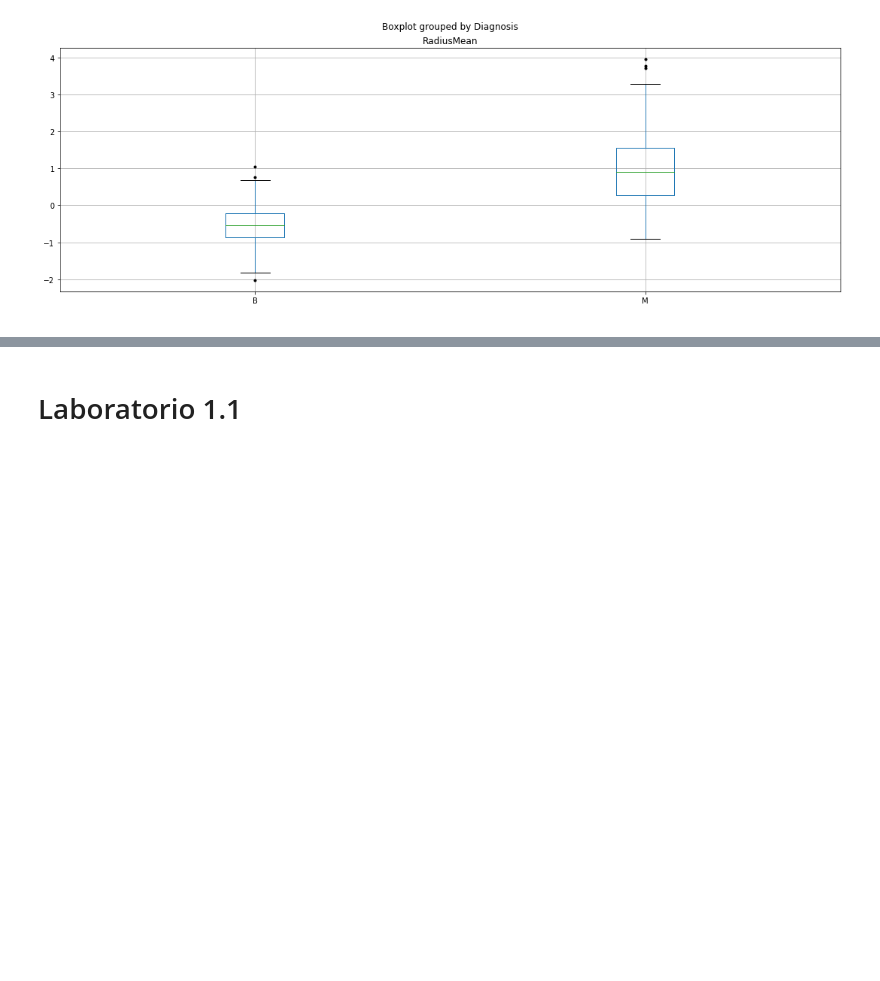
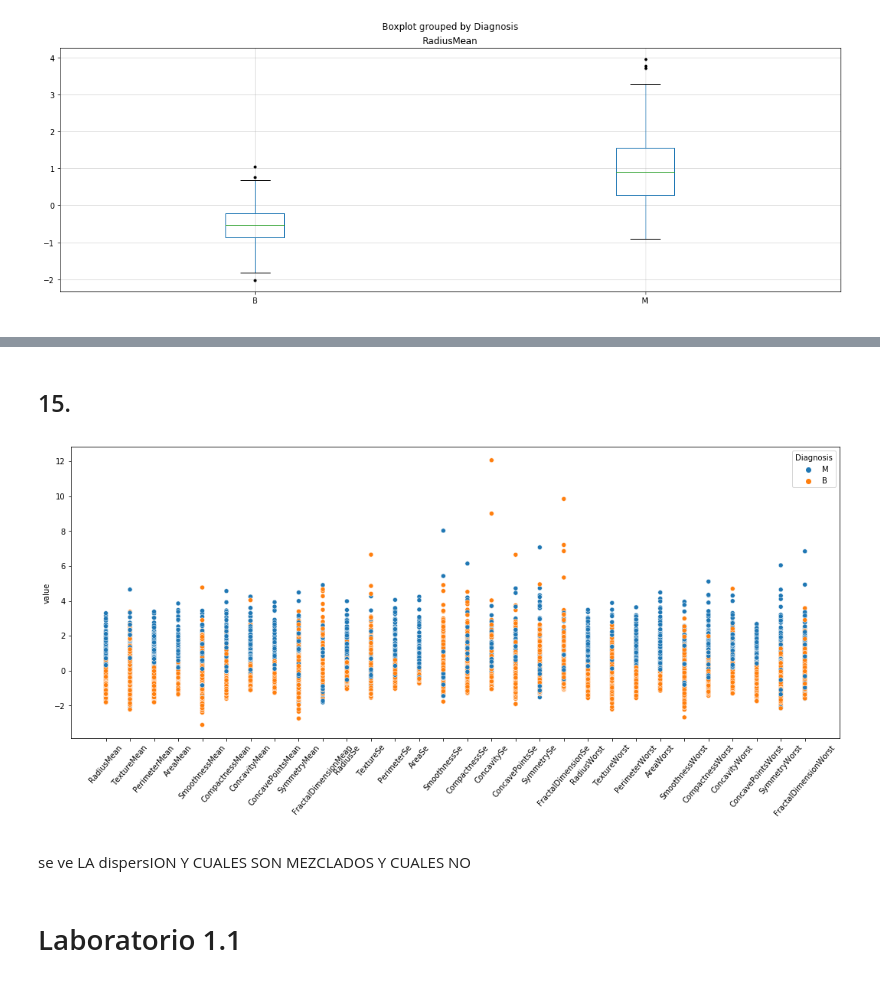
Before and after one commit to hernansalinas/Curso_aprendizaje_estadistico, a Jupyter notebook: Tareas/Restrepo-9709/Laboratorio_1.ipynb, the cells around one changed output, grey strips where cells are left out. Drawn from its saved outputs; the diff is of its cells as text; code cells hidden in the pictures; blank space fills up the shorter version.

```diff
--- a/Tareas/Restrepo-9709/Laboratorio_1.ipynb
+++ b/Tareas/Restrepo-9709/Laboratorio_1.ipynb
@@ -437,3 +507,17 @@ ValueError: not enough values to unpack (expected 2, got 0)
+# %% [markdown]
+## 15.
+# %%
+fig, ax = plt.subplots(figsize=(18, 7))
+data = pd.melt(df.iloc[:, :31], id_vars="Diagnosis", var_name="features",value_name="value")
+a = sns.scatterplot(data=data, x="features", y="value",  hue="Diagnosis")
+
+plt.xticks(rotation=50)
+plt.xlabel(" ")
+plt.show()
+# %% [output]
+[figure, added]
+# %% [markdown]
+se ve LA dispersION Y CUALES SON MEZCLADOS Y CUALES NO
 # %% [markdown]
 # Laboratorio 1.1
 # %% [markdown]
```
Also changed, not shown: parts of 20 cells of this notebook.
